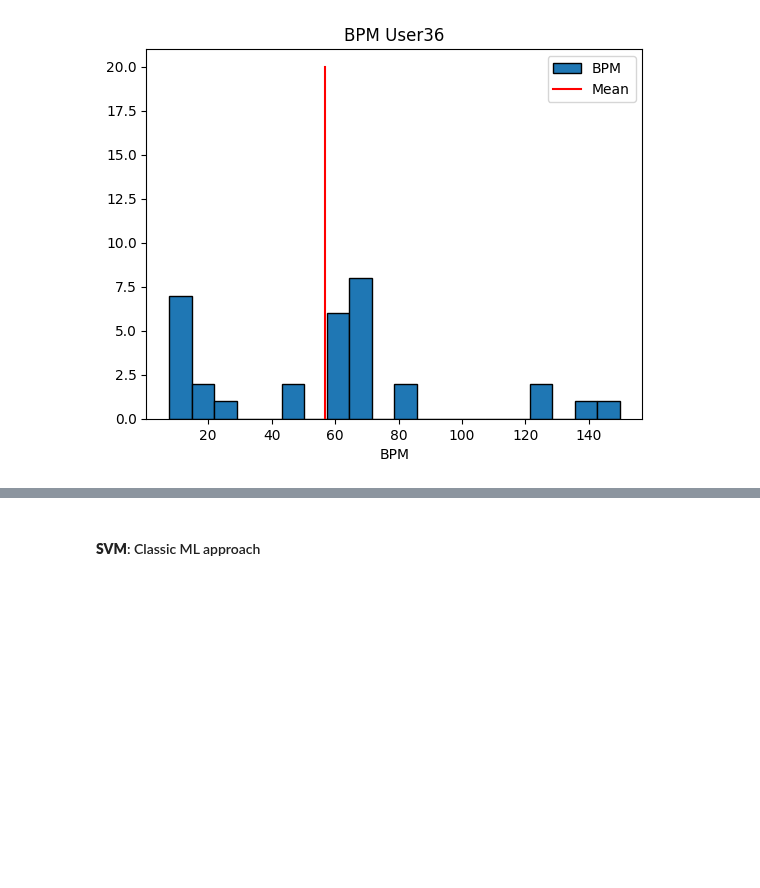
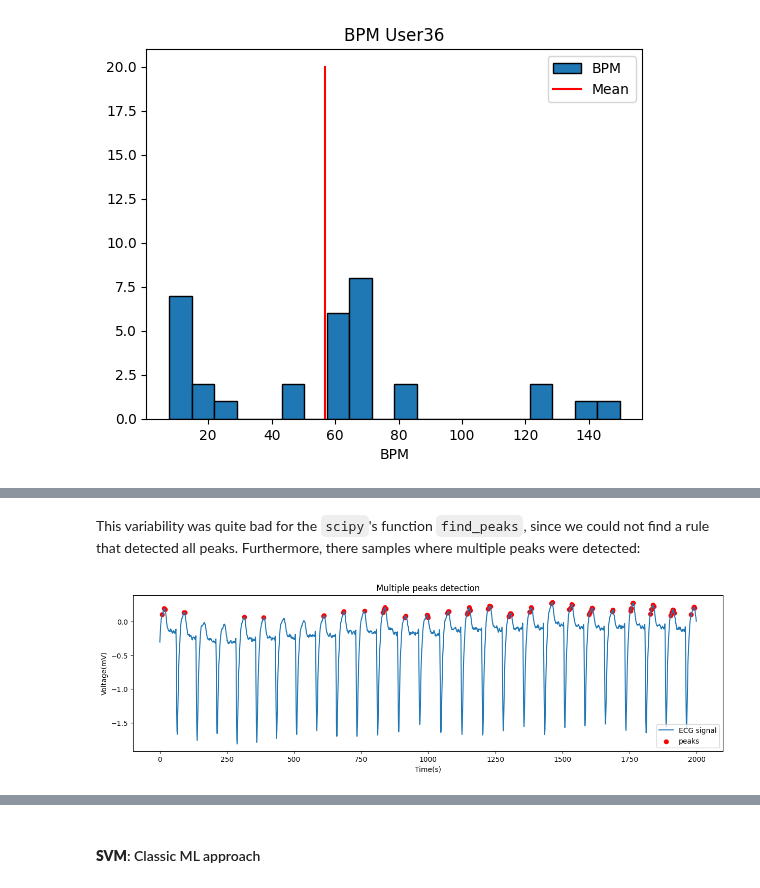
Before and after one commit to Javimh18/RESPT, a Jupyter notebook: Part-I/Lab3/lab3.ipynb, the cells around one changed output, grey strips where cells are left out. Cells and saved outputs as stored; diff of their text form; code cells hidden in the pictures; blank space fills up the shorter version.

```diff
--- a/Part-I/Lab3/lab3.ipynb
+++ b/Part-I/Lab3/lab3.ipynb
@@ -319,0 +353,17 @@ __Global Features extraction__: Avg distance between peaks and number of heartbe
+# %% [markdown]
+This variability was quite bad for the `scipy`'s function `find_peaks`, since we could not find a rule that detected all peaks. Furthermore, there samples where multiple peaks were detected:
+# %%
+INDEX = 3700
+ecg = sample_data[:][INDEX]
+n_values = np.arange(0, 2000, 1)
+peaks_idx, _ = find_peaks(ecg, height=np.max(ecg)*0.2)
+plt.figure(figsize=(15, 4))
+plt.plot(n_values, ecg, label='ECG signal')
+plt.scatter(peaks_idx, ecg[peaks_idx], color='red', label='peaks')
+plt.xlabel("Time(s)")
+plt.ylabel("Voltage(mV)")
+plt.title("Multiple peaks detection")
+plt.legend()
+plt.show()
+# %% [output]
+[figure, added]
```
Also changed, not shown: parts of 59 cells of this notebook.
